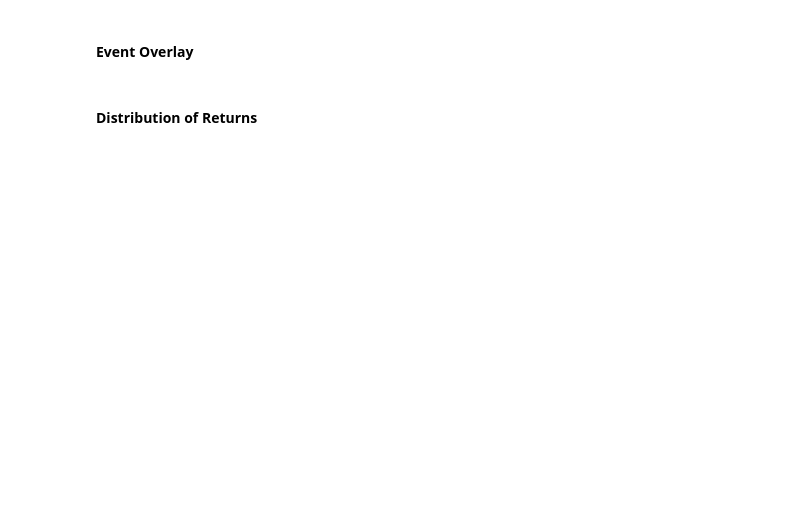
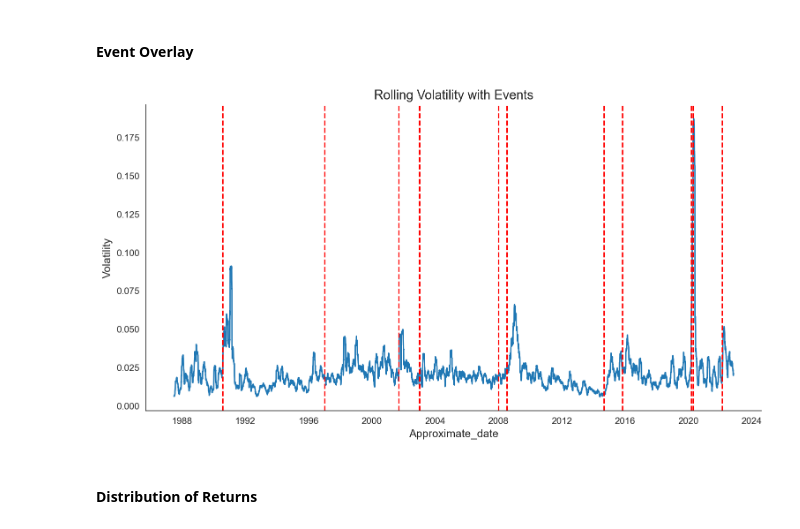
Before and after one commit to Elbethel-dan/change_point_analysis_and_statistical_modeling, a Jupyter notebook: notebooks/data_exploration.ipynb, the cells around one changed output. Cells and saved outputs as stored; diff of their text form; code cells hidden in the pictures; blank space fills up the shorter version.

```diff
--- a/notebooks/data_exploration.ipynb
+++ b/notebooks/data_exploration.ipynb
@@ -159,3 +201,21 @@ plotter.line_plot(
+# %%
+df = load_data('/Users/elbethelzewdie/Downloads/change_point_analysis_and_statistical_modeling/change_point_analysis_and_statistical_modeling/data/Event_file.csv')
+# %%
+df_renamed = df.rename(columns={'Approximate_date': 'date'})
+# df["Approximate_date"] = pd.to_datetime(df["Approximate_date"], errors="coerce", dayfirst=True)
+# df = df.dropna(subset=["Approximate_date"])
+
+plotter.line_plot(
+    data=pd.DataFrame({'Approximate_date': returns.index, 'Volatility': rolling_vol}),
+    x='Approximate_date',
+    y='Volatility',
+    title='Rolling Volatility with Events',
+    xlabel='Approximate_date',
+    ylabel='Volatility',
+    vlines=df_renamed.to_dict("records")
+)
+# %% [output]
+[figure, added]
 # %% [markdown]
 #### Distribution of Returns
 # %%
```
Also changed, not shown: parts of 23 cells of this notebook.
